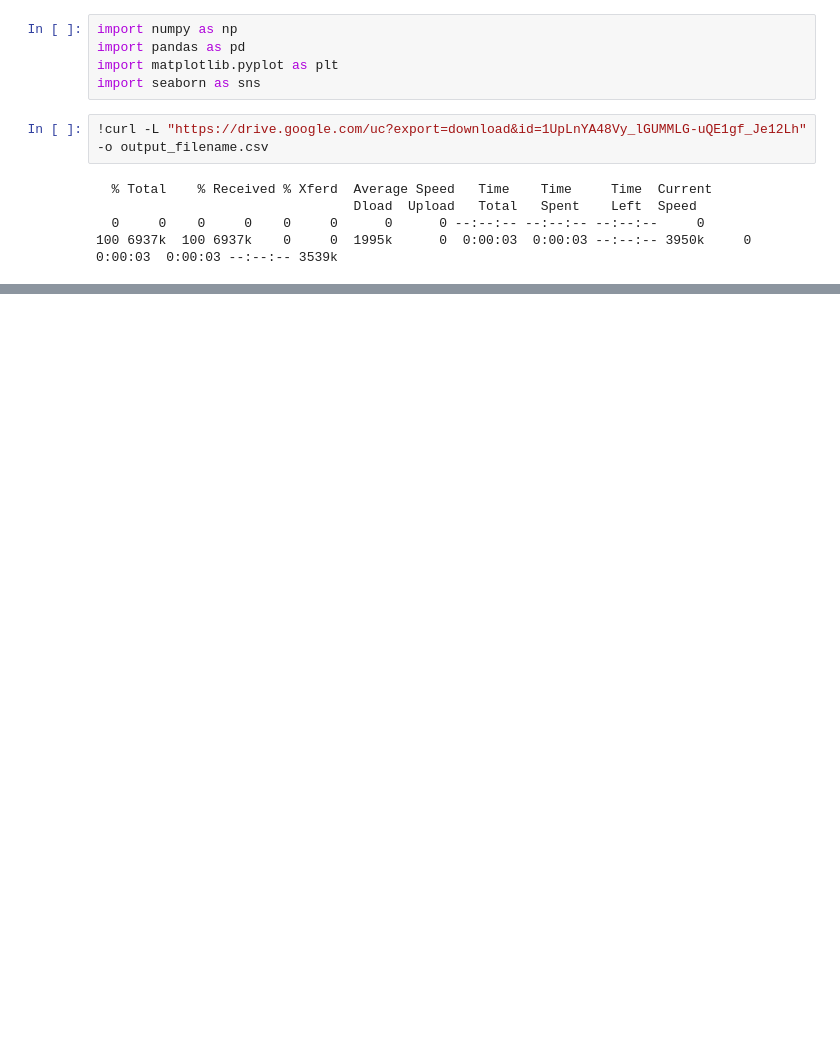
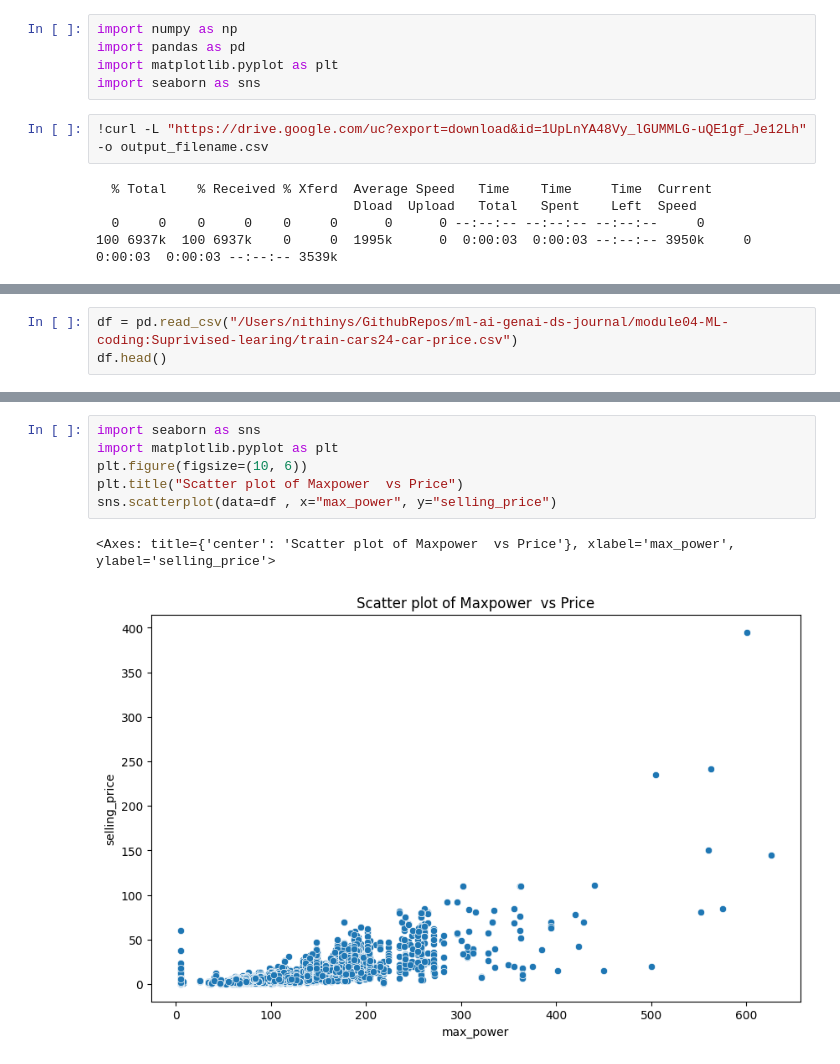
Before and after one commit to nithinys1/ml-ai-genai-ds-journal, a Jupyter notebook: module04-ML-coding:Suprivised-learing/day02-linear-regression01.ipynb, the cells around one changed output, grey strips where cells are left out. Drawn from its saved outputs; the diff is of its cells as text; blank space fills up the shorter version.

```diff
--- a/module04-ML-coding:Suprivised-learing/day02-linear-regression01.ipynb
+++ b/module04-ML-coding:Suprivised-learing/day02-linear-regression01.ipynb
@@ -22,0 +46,3 @@ df.head()
+# %%
+df = pd.read_csv("/Users/nithinys/GithubRepos/ml-ai-genai-ds-journal/module04-ML-coding:Suprivised-learing/train-cars24-car-price.csv")
+df.head()
@@ -22,0 +56,9 @@ df.head()
+# %%
+import seaborn as sns
+import matplotlib.pyplot as plt
+plt.figure(figsize=(10, 6))
+plt.title("Scatter plot of Maxpower  vs Price")
+sns.scatterplot(data=df , x="max_power", y="selling_price")
+# %% [output]
+<Axes: title={'center': 'Scatter plot of Maxpower  vs Price'}, xlabel='max_power', ylabel='selling_price'>
+[figure, added]
```
Also changed, not shown: parts of 10 cells of this notebook.
